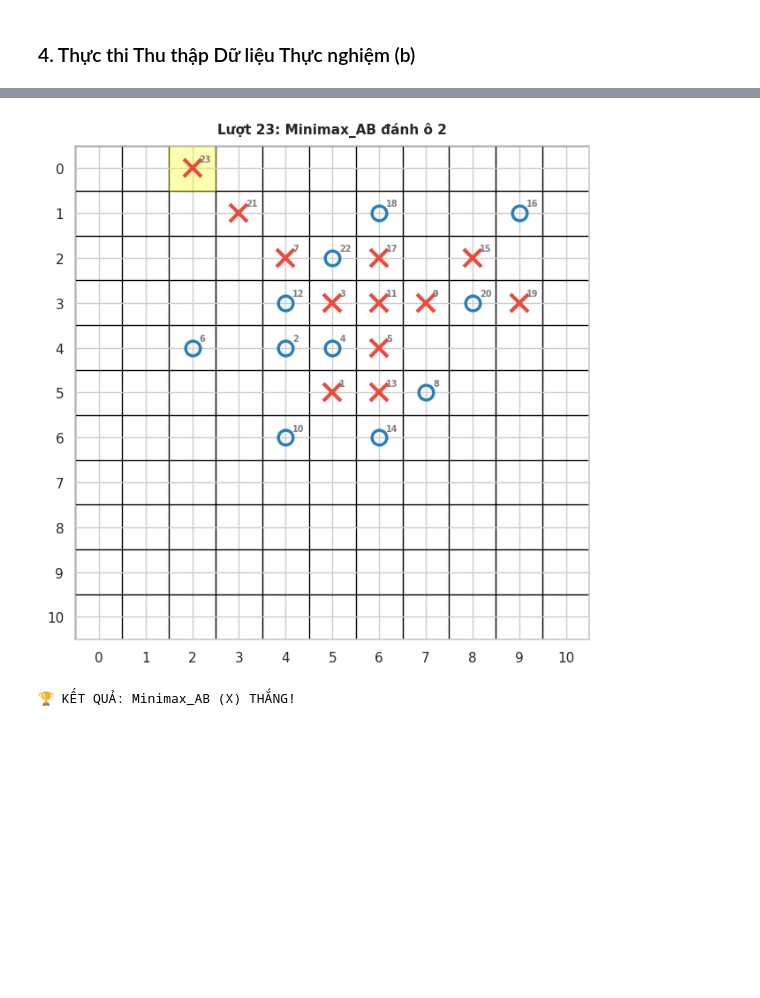
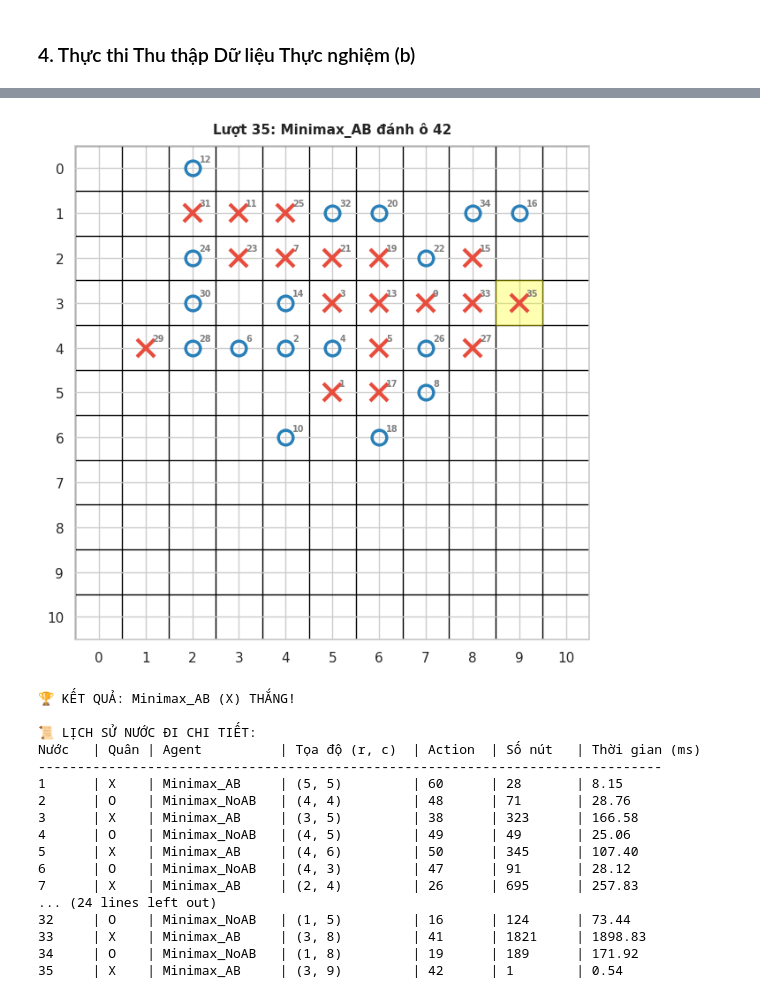
Before and after one commit to SGU-2627-PBL-AdvancedAI/caro_ai_11x11, a Jupyter notebook: notebooks/02_minimax_alphabeta_ablation.ipynb, the cells around one changed output, grey strips where cells are left out. Drawn from its saved outputs; the diff is of its cells as text; code cells hidden in the pictures; blank space fills up the shorter version.

Commit message:
fix(02_minimax_alphabeta_ablation.ipynb): chạy lại kq

```diff
--- a/notebooks/02_minimax_alphabeta_ablation.ipynb
+++ b/notebooks/02_minimax_alphabeta_ablation.ipynb
@@ -113,7 +113,7 @@ for name, env in setup_test_cases():
     # ----------------------------------------------------
     # 1. BẬT ALPHA-BETA (Đánh Bước 1 -> Bước 2 -> Undo)
     # ----------------------------------------------------
-    agent_ab = MinimaxAgent(max_depth=3, use_alpha_beta=True, time_limit_sec=None)
+    agent_ab = MinimaxAgent(max_depth=2, use_alpha_beta=True, time_limit_sec=None)
 
     act_ab_1 = agent_ab.select_action(env)
     nodes_ab_1 = agent_ab.last_search_count
@@ -127,7 +127,7 @@ for name, env in setup_test_cases():
     # ----------------------------------------------------
     # 2. TẮT ALPHA-BETA (Đánh Bước 1 -> Bước 2 -> Undo)
     # ----------------------------------------------------
-    agent_no_ab = MinimaxAgent(max_depth=3, use_alpha_beta=False, time_limit_sec=None)
+    agent_no_ab = MinimaxAgent(max_depth=2, use_alpha_beta=False, time_limit_sec=None)
 
     act_no_ab_1 = agent_no_ab.select_action(env)
     nodes_no_ab_1 = agent_no_ab.last_search_count
@@ -382,38 +380,83 @@ def plot_caro_board_live(env: CaroEnv, current_step: int, last_agent_name: str,
 
 
 # ----------------------------------------------------
 # THỰC NGHIỆM TRẬN ĐẤU REAL-TIME
 # ----------------------------------------------------
-agent_x = MinimaxAgent(name="Minimax_AB", max_depth=3, use_alpha_beta=True, time_limit_sec=5.0)
-agent_o = MinimaxAgent(name="Minimax_NoAB", max_depth=2, use_alpha_beta=False, time_limit_sec=5.0)
+agent_x = MinimaxAgent(name="Minimax_AB", max_depth=3, use_alpha_beta=True, use_move_ordering=True, candidate_radius=1, time_limit_sec=None)
+agent_o = MinimaxAgent(name="Minimax_NoAB", max_depth=2, use_alpha_beta=True, use_move_ordering=True, candidate_radius=1, time_limit_sec=None)
 
 env = CaroEnv(board_size=11, win_length=5)
 max_moves = 121
+move_history = []  # Biến lưu lịch sử chi tiết các nước đi
 
 for move_num in range(1, max_moves + 1):
+    player_symbol = "X" if env.current_player == 1 else "O"
     current_agent = agent_x if env.current_player == 1 else agent_o
 
     # AI chọn nước đi
     action = current_agent.select_action(env)
     env.step(action)
 
+    # Quy đổi action sang tọa độ (hàng, cột) và lưu vào lịch sử
+    row, col = divmod(action, env.board_size)
+    move_history.append({
+        "move": move_num,
+        "player": player_symbol,
+        "agent": current_agent.name,
+        "action": action,
+        "coord": (row, col),
+        "nodes": current_agent.last_search_count,
+        "time_ms": round(current_agent.last_move_time_ms, 2),
+    })
+
     # Vẽ lại bàn cờ ngay lập tức
     plot_caro_board_live(env, move_num, current_agent.name, action)
-    time.sleep(0.5)  # Dừng 0.5 giây giữa các nước đi để dễ quan sát
+    time.sleep(0.5)  # Dừng 1.5 giây giữa các nước đi để dễ quan sát
 
     # Kiểm tra thắng/thua/hòa
     if env.is_terminal():
         winner = env.winner
         if winner == 1:
             print(f"🏆 KẾT QUẢ: {agent_x.name} (X) THẮNG!")
         elif winner == -1:
             print(f"🏆 KẾT QUẢ: {agent_o.name} (O) THẮNG!")
         else:
             print("🤝 KẾT QUẢ: HÒA!")
         break
+
+# In toàn bộ lịch sử nước đi sau khi trận đấu kết thúc
+print("\n📜 LỊCH SỬ NƯỚC ĐI CHI TIẾT:")
+print(f"{'Nước':<6} | {'Quân':<4} | {'Agent':<14} | {'Tọa độ (r, c)':<14} | {'Action':<7} | {'Số nút':<8} | {'Thời gian (ms)':<15}")
+print("-" * 80)
+for item in move_history:
+    print(
+        f"{item['move']:<6} | "
+        f"{item['player']:<4} | "
+        f"{item['agent']:<14} | "
+        f"{str(item['coord']):<14} | "
+        f"{item['action']:<7} | "
+        f"{item['nodes']:<8} | "
+        f"{item['time_ms']:<15.2f}"
+    )
 # %% [output]
-[figure, old version]
+[figure, new version]
 🏆 KẾT QUẢ: Minimax_AB (X) THẮNG!
+
+📜 LỊCH SỬ NƯỚC ĐI CHI TIẾT:
+Nước   | Quân | Agent          | Tọa độ (r, c)  | Action  | Số nút   | Thời gian (ms)
+--------------------------------------------------------------------------------
+1      | X    | Minimax_AB     | (5, 5)         | 60      | 28       | 8.15
+2      | O    | Minimax_NoAB   | (4, 4)         | 48      | 71       | 28.76
+3      | X    | Minimax_AB     | (3, 5)         | 38      | 323      | 166.58
+4      | O    | Minimax_NoAB   | (4, 5)         | 49      | 49       | 25.06
+5      | X    | Minimax_AB     | (4, 6)         | 50      | 345      | 107.40
+6      | O    | Minimax_NoAB   | (4, 3)         | 47      | 91       | 28.12
+7      | X    | Minimax_AB     | (2, 4)         | 26      | 695      | 257.83
+... (24 lines left out)
+32     | O    | Minimax_NoAB   | (1, 5)         | 16      | 124      | 73.44
+33     | X    | Minimax_AB     | (3, 8)         | 41      | 1821     | 1898.83
+34     | O    | Minimax_NoAB   | (1, 8)         | 19      | 189      | 171.92
+35     | X    | Minimax_AB     | (3, 9)         | 42      | 1        | 0.54
 # %% [markdown]
 ### 📌 Nhận xét & Đánh giá trận đấu đối kháng thực tế
 
```
Also changed, not shown: parts of 7 cells of this notebook.
